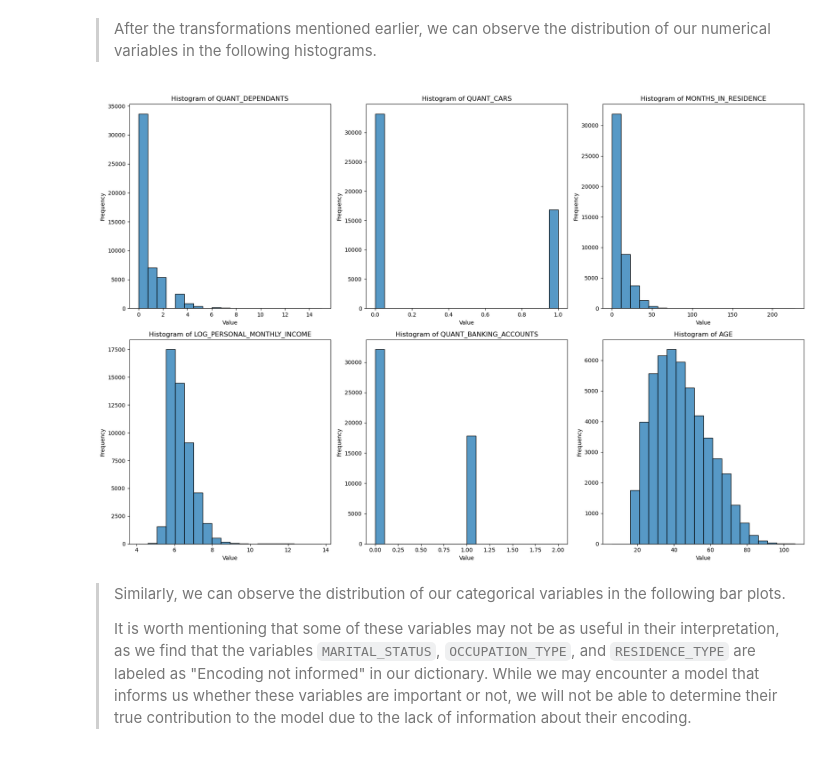
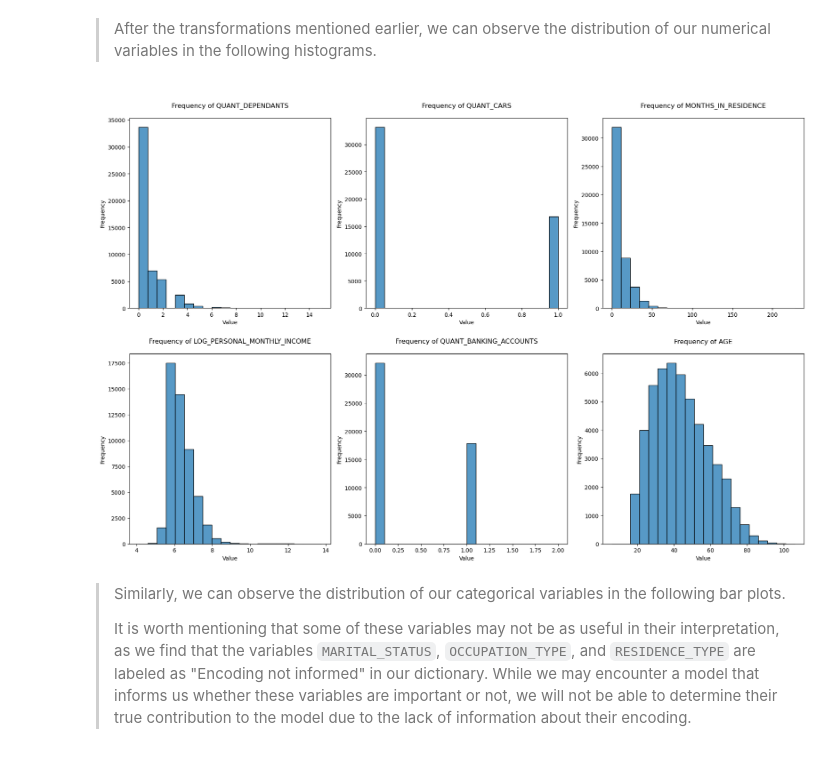
Before and after one commit to BarbaraPFloresRios/IDS701_UnifyingDataScience_CausalInference, a Jupyter notebook: 20240305_ExerciseInterpretableModelsGAM/exercise_interpretable.ipynb, the cells around one changed output. Saved outputs shown, nothing was run; the diff lists cells and outputs as text; code cells hidden in the pictures.

```diff
--- a/20240305_ExerciseInterpretableModelsGAM/exercise_interpretable.ipynb
+++ b/20240305_ExerciseInterpretableModelsGAM/exercise_interpretable.ipynb
@@ -243,4 +249,6 @@ Modeling_Data = Modeling_Data[
 Modeling_Data["LOG_PERSONAL_MONTHLY_INCOME"] = np.log(
     Modeling_Data["PERSONAL_MONTHLY_INCOME"]
 )
+
+Modeling_Data.drop(columns=["PERSONAL_MONTHLY_INCOME"], inplace=True)
 # %% [markdown]
@@ -275,26 +283,26 @@ Modeling_Data = Modeling_Data[Modeling_Data["QUANT_DEPENDANTS"] != 53]
 # %%
 variables_num = [
     "QUANT_DEPENDANTS",
     "QUANT_CARS",
     "MONTHS_IN_RESIDENCE",
     "LOG_PERSONAL_MONTHLY_INCOME",
     "QUANT_BANKING_ACCOUNTS",
     "AGE",
 ]
 
 plt.figure(figsize=(18, 12))
 
 for i, variable in enumerate(variables_num, start=1):
     plt.subplot(2, 3, i)
     sns.histplot(data=Modeling_Data[variable], bins=20)
-    plt.title(f"Histogram of {variable}")
+    plt.title(f"\nFrequency of {variable}\n")
     plt.xlabel("Value")
     plt.ylabel("Frequency")
 
 plt.tight_layout()
 plt.show()
 # %% [output]
-[figure, old version]
+[figure, new version]
 # %% [markdown]
 > Similarly, we can observe the distribution of our categorical variables in the following bar plots.
 >
```
Also changed, not shown: parts of 21 cells of this notebook.
